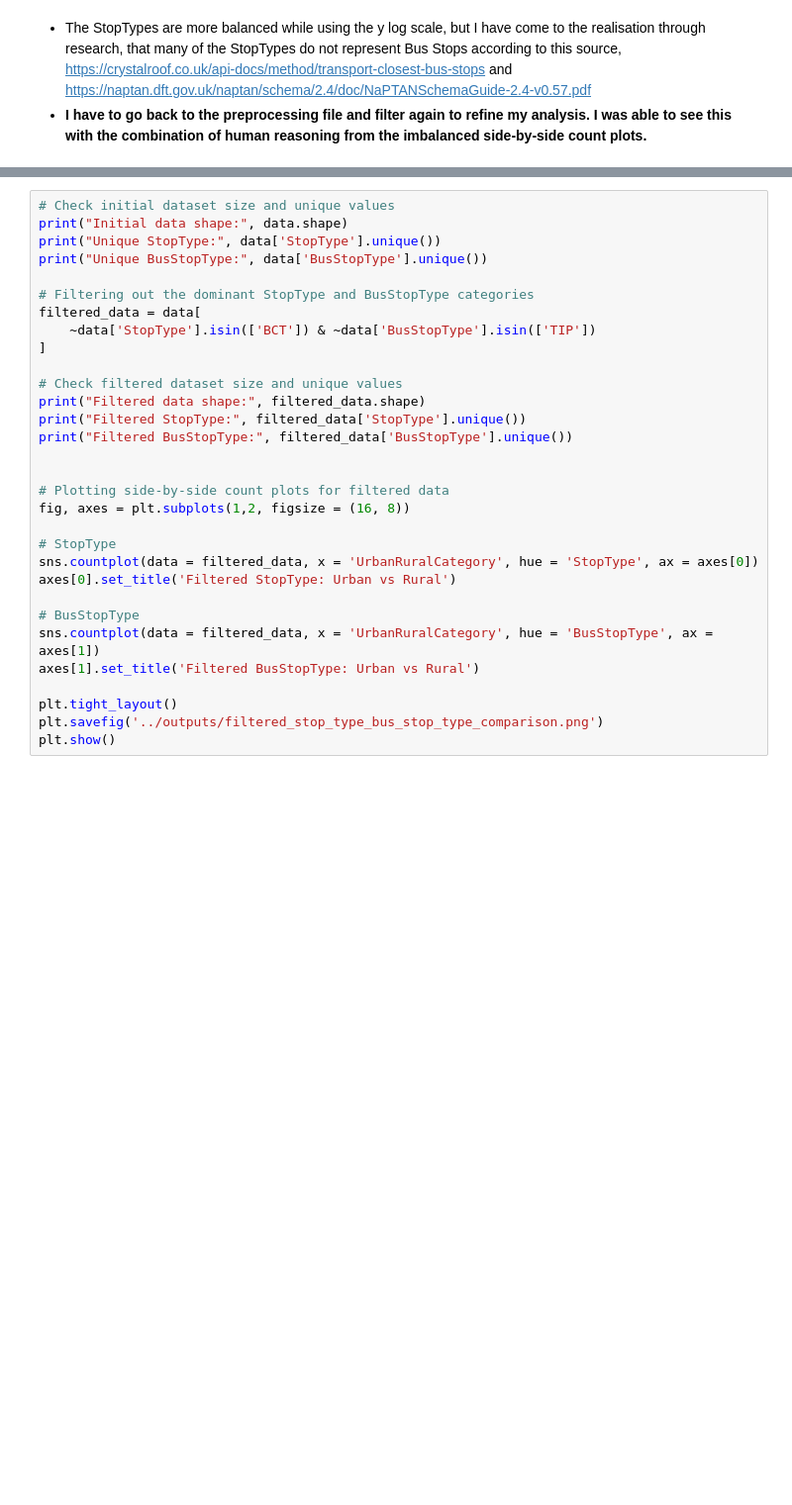
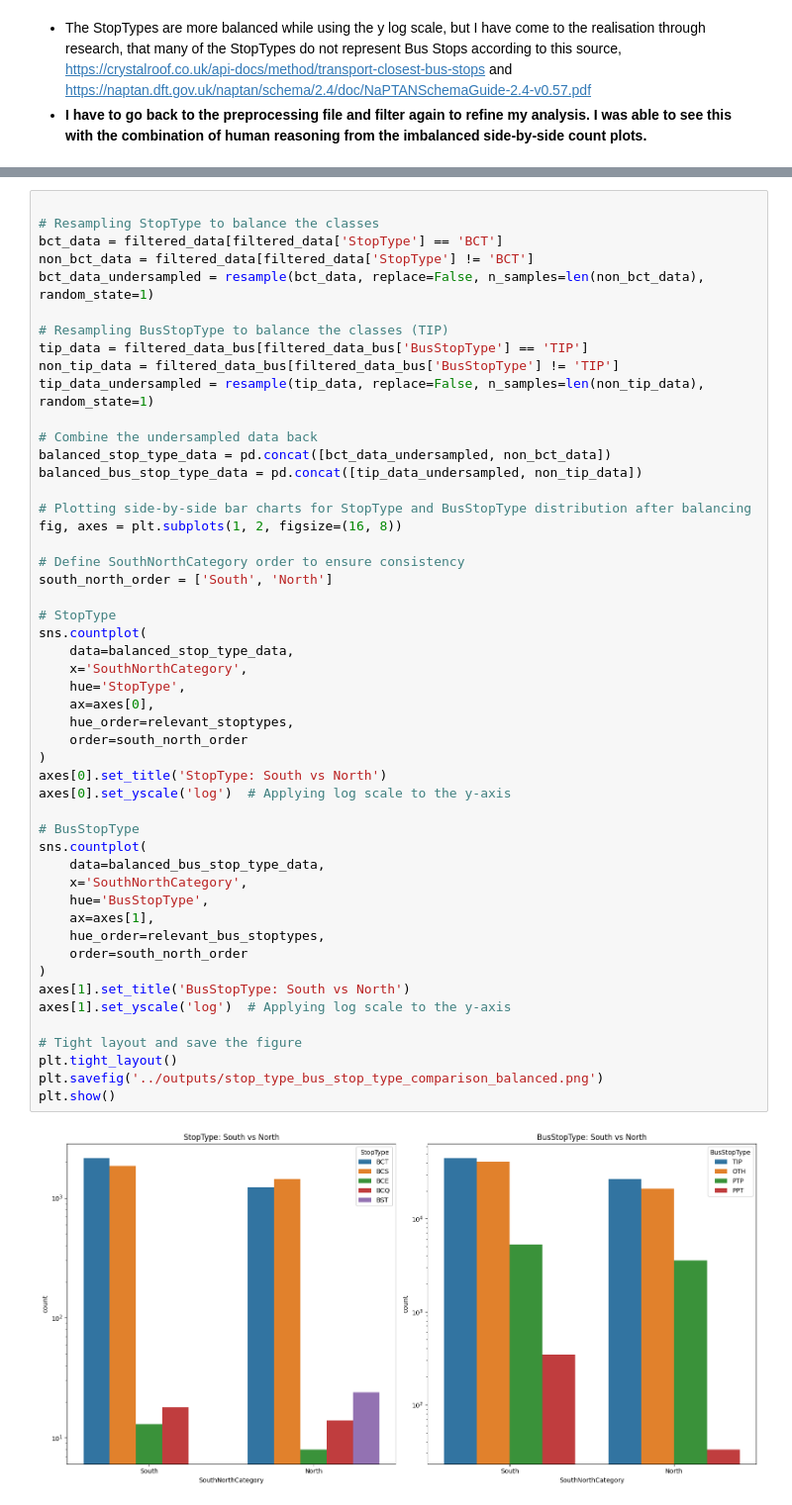
Before and after one commit to CharlieMaguire1/visual_analytics_naptan_disparities_project, a Jupyter notebook: notebooks/visual_analytics.ipynb, the cells around one changed output, grey strips where cells are left out. Shown: that part at 99% size. Drawn from its saved outputs; the diff is of its cells as text; blank space fills up the shorter version.

```diff
--- a/notebooks/visual_analytics.ipynb
+++ b/notebooks/visual_analytics.ipynb
@@ -233,31 +294,52 @@ Filtered BusStopType: ['TIP' 'OTH']
 # %%
-# Check initial dataset size and unique values
-print("Initial data shape:", data.shape)
-print("Unique StopType:", data['StopType'].unique())
-print("Unique BusStopType:", data['BusStopType'].unique())
 
-# Filtering out the dominant StopType and BusStopType categories
-filtered_data = data[
-    ~data['StopType'].isin(['BCT']) & ~data['BusStopType'].isin(['TIP'])
-]
+# Resampling StopType to balance the classes
+bct_data = filtered_data[filtered_data['StopType'] == 'BCT']
+non_bct_data = filtered_data[filtered_data['StopType'] != 'BCT']
+bct_data_undersampled = resample(bct_data, replace=False, n_samples=len(non_bct_data), random_state=1)
 
-# Check filtered dataset size and unique values
-print("Filtered data shape:", filtered_data.shape)
-print("Filtered StopType:", filtered_data['StopType'].unique())
-print("Filtered BusStopType:", filtered_data['BusStopType'].unique())
+# Resampling BusStopType to balance the classes (TIP)
+tip_data = filtered_data_bus[filtered_data_bus['BusStopType'] == 'TIP']
+non_tip_data = filtered_data_bus[filtered_data_bus['BusStopType'] != 'TIP']
+tip_data_undersampled = resample(tip_data, replace=False, n_samples=len(non_tip_data), random_state=1)
 
+# Combine the undersampled data back
+balanced_stop_type_data = pd.concat([bct_data_undersampled, non_bct_data])
+balanced_bus_stop_type_data = pd.concat([tip_data_undersampled, non_tip_data])
 
-# Plotting side-by-side count plots for filtered data
-fig, axes = plt.subplots(1,2, figsize = (16, 8))
+# Plotting side-by-side bar charts for StopType and BusStopType distribution after balancing
+fig, axes = plt.subplots(1, 2, figsize=(16, 8))
+
+# Define SouthNorthCategory order to ensure consistency
+south_north_order = ['South', 'North']
 
 # StopType
-sns.countplot(data = filtered_data, x = 'UrbanRuralCategory', hue = 'StopType', ax = axes[0])
-axes[0].set_title('Filtered StopType: Urban vs Rural')
+sns.countplot(
+    data=balanced_stop_type_data,
+    x='SouthNorthCategory',
+    hue='StopType',
+    ax=axes[0],
+    hue_order=relevant_stoptypes,
+    order=south_north_order
+)
+axes[0].set_title('StopType: South vs North')
+axes[0].set_yscale('log')  # Applying log scale to the y-axis
 
 # BusStopType
-sns.countplot(data = filtered_data, x = 'UrbanRuralCategory', hue = 'BusStopType', ax = axes[1])
-axes[1].set_title('Filtered BusStopType: Urban vs Rural')
+sns.countplot(
+    data=balanced_bus_stop_type_data,
+    x='SouthNorthCategory',
+    hue='BusStopType',
+    ax=axes[1],
+    hue_order=relevant_bus_stoptypes,
+    order=south_north_order
+)
+axes[1].set_title('BusStopType: South vs North')
+axes[1].set_yscale('log')  # Applying log scale to the y-axis
 
+# Tight layout and save the figure
 plt.tight_layout()
-plt.savefig('../outputs/filtered_stop_type_bus_stop_type_comparison.png')
+plt.savefig('../outputs/stop_type_bus_stop_type_comparison_balanced.png')
 plt.show()
+# %% [output]
+[figure, added]
```
Also changed, not shown: parts of 26 cells of this notebook, 15 other files.
